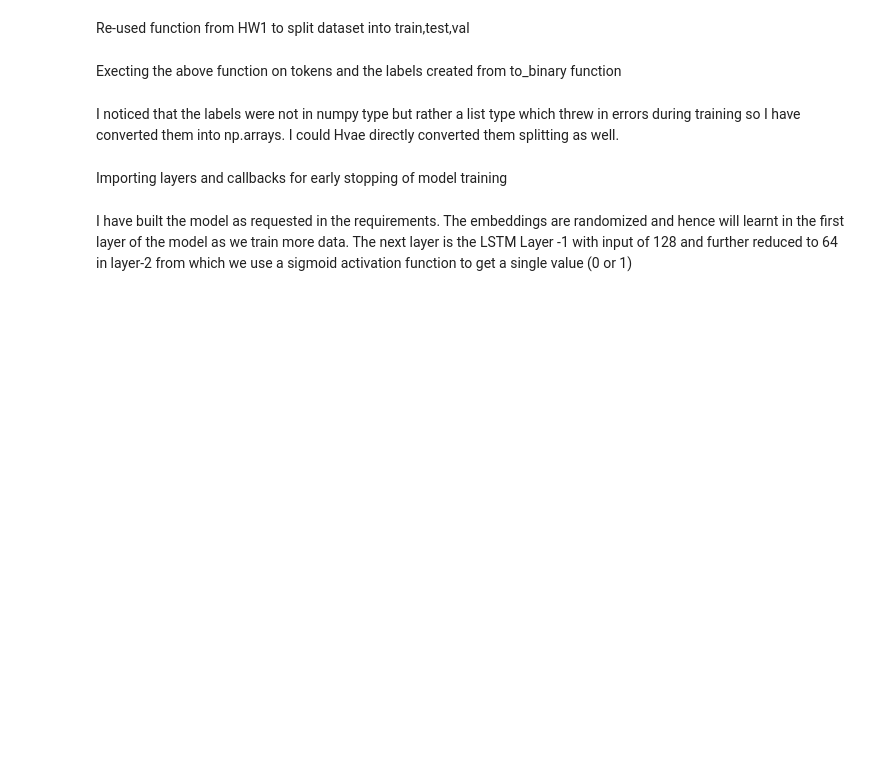
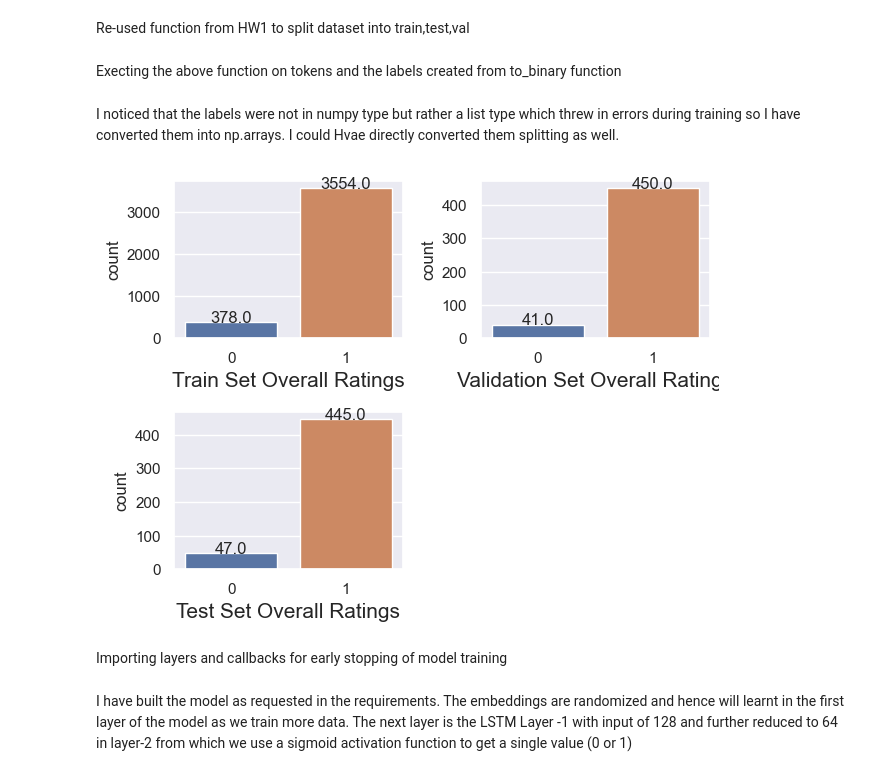
Before and after one commit to kaushikilango/stevens-nlp, a Jupyter notebook: HW2/model.ipynb, the cells around one changed output. Saved outputs shown, nothing was run; the diff lists cells and outputs as text; code cells hidden in the pictures; blank space fills up the shorter version.

```diff
--- a/HW2/model.ipynb
+++ b/HW2/model.ipynb
@@ -116,6 +150,17 @@ I noticed that the labels were not in numpy type but rather a list type which th
 y_test = np.array(y_test)
 y_train = np.array(y_train)
 y_val = np.array(y_val)
+# %%
+plt.subplot(2,2,1)
+plot_count(y_train,xlabel="Train Set Overall Ratings")
+plt.subplot(2,2,2)
+plot_count(y_val,xlabel="Validation Set Overall Ratings")
+plt.subplot(2,2,3)
+plot_count(y_test,xlabel="Test Set Overall Ratings")
+plt.tight_layout()
+plt.show()
+# %% [output]
+[figure, added]
 # %% [markdown]
 Importing layers and callbacks for early stopping of model training
 # %%
```
Also changed, not shown: parts of 16 cells of this notebook.
